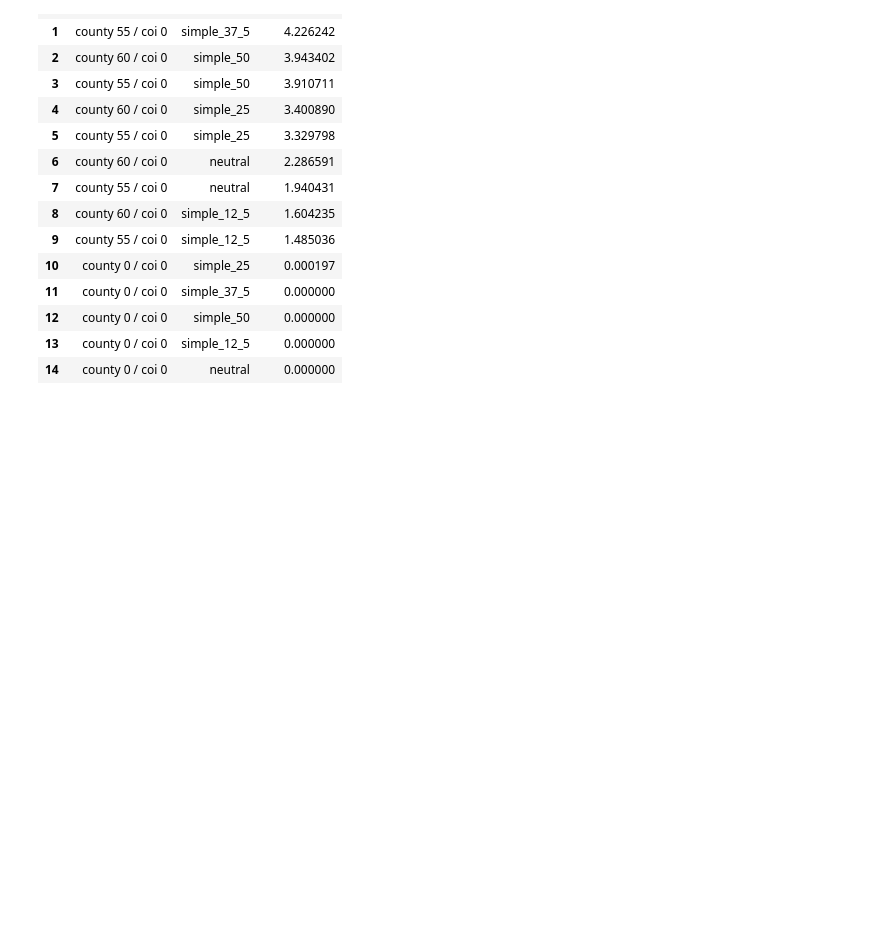
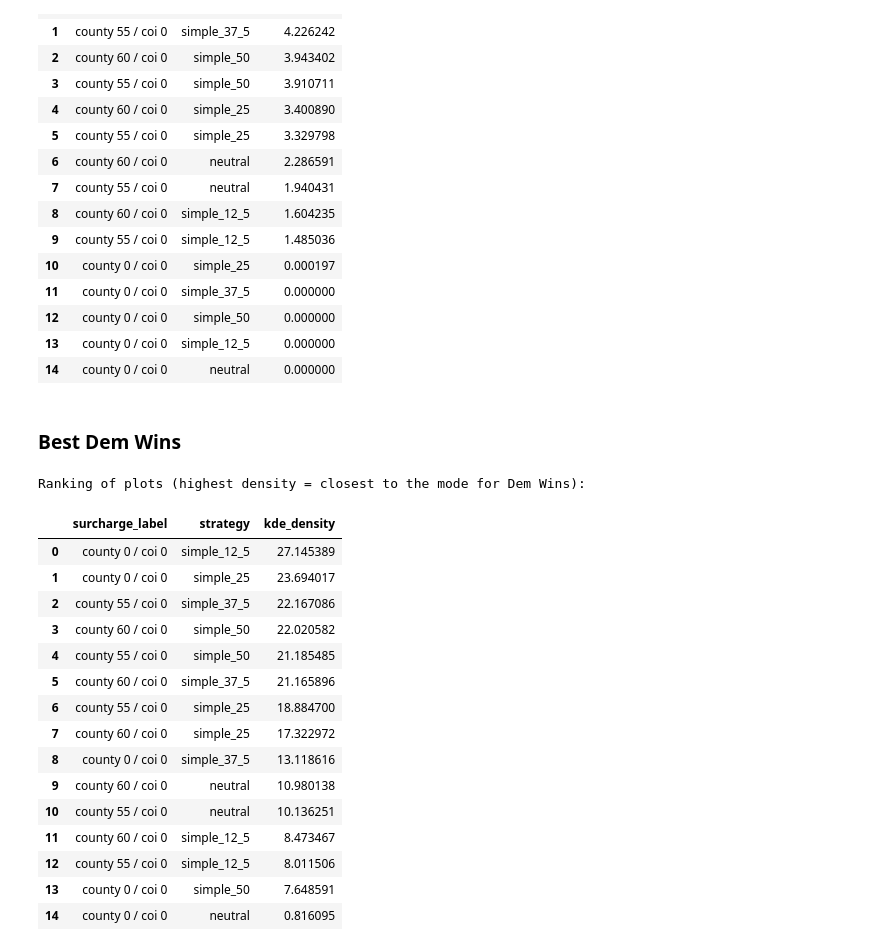
Before and after one commit to jevonlipsey/coi-preservation-project, a Jupyter notebook: analysis/results_viz.ipynb, the cells around one changed output. Cells and saved outputs as stored; diff of their text form; code cells hidden in the pictures; blank space fills up the shorter version.

Commit message:
calculating best accept func

```diff
--- a/analysis/results_viz.ipynb
+++ b/analysis/results_viz.ipynb
@@ -935,3 +960,44 @@ Ranking of plots (highest density = closest to the mode):
 | 12 | county 0 / coi 0 | simple_50 | 0.000000 |
 | 13 | county 0 / coi 0 | simple_12_5 | 0.000000 |
 | 14 | county 0 / coi 0 | neutral | 0.000000 |
+# %% [markdown]
+### Best Dem Wins
+# %%
+TARGET_DEM_WINS = 5
+TARGET_TCP = 0.92
+
+if 'dem_wins' in obj_traces.columns:
+    results_dem_kde = []
+    for name, group in obj_traces.groupby(['surcharge_label', 'strategy']):
+        density = calculate_kde_density(group, "dem_wins", TCP_COL, TARGET_DEM_WINS, TARGET_TCP)
+        results_dem_kde.append({
+            'surcharge_label': name[0],
+            'strategy': name[1],
+            'kde_density': density
+        })
+
+    ranking_df_dem_kde = pd.DataFrame(results_dem_kde).sort_values('kde_density', ascending=False).reset_index(drop=True)
+
+    print("\nRanking of plots (highest density = closest to the mode for Dem Wins):")
+    display(ranking_df_dem_kde.style.background_gradient(subset=['kde_density'], cmap='Blues'))
+
+else:
+    print("'dem_wins' not found in data.")
+# %% [output]
+Ranking of plots (highest density = closest to the mode for Dem Wins):
+|  | surcharge_label | strategy | kde_density |
+| 0 | county 0 / coi 0 | simple_12_5 | 27.145389 |
+| 1 | county 0 / coi 0 | simple_25 | 23.694017 |
+| 2 | county 55 / coi 0 | simple_37_5 | 22.167086 |
+| 3 | county 60 / coi 0 | simple_50 | 22.020582 |
+| 4 | county 55 / coi 0 | simple_50 | 21.185485 |
+| 5 | county 60 / coi 0 | simple_37_5 | 21.165896 |
+| 6 | county 55 / coi 0 | simple_25 | 18.884700 |
+| 7 | county 60 / coi 0 | simple_25 | 17.322972 |
+| 8 | county 0 / coi 0 | simple_37_5 | 13.118616 |
+| 9 | county 60 / coi 0 | neutral | 10.980138 |
+| 10 | county 55 / coi 0 | neutral | 10.136251 |
+| 11 | county 60 / coi 0 | simple_12_5 | 8.473467 |
+| 12 | county 55 / coi 0 | simple_12_5 | 8.011506 |
+| 13 | county 0 / coi 0 | simple_50 | 7.648591 |
+| 14 | county 0 / coi 0 | neutral | 0.816095 |
```
Also changed, not shown: parts of 4 cells of this notebook.
